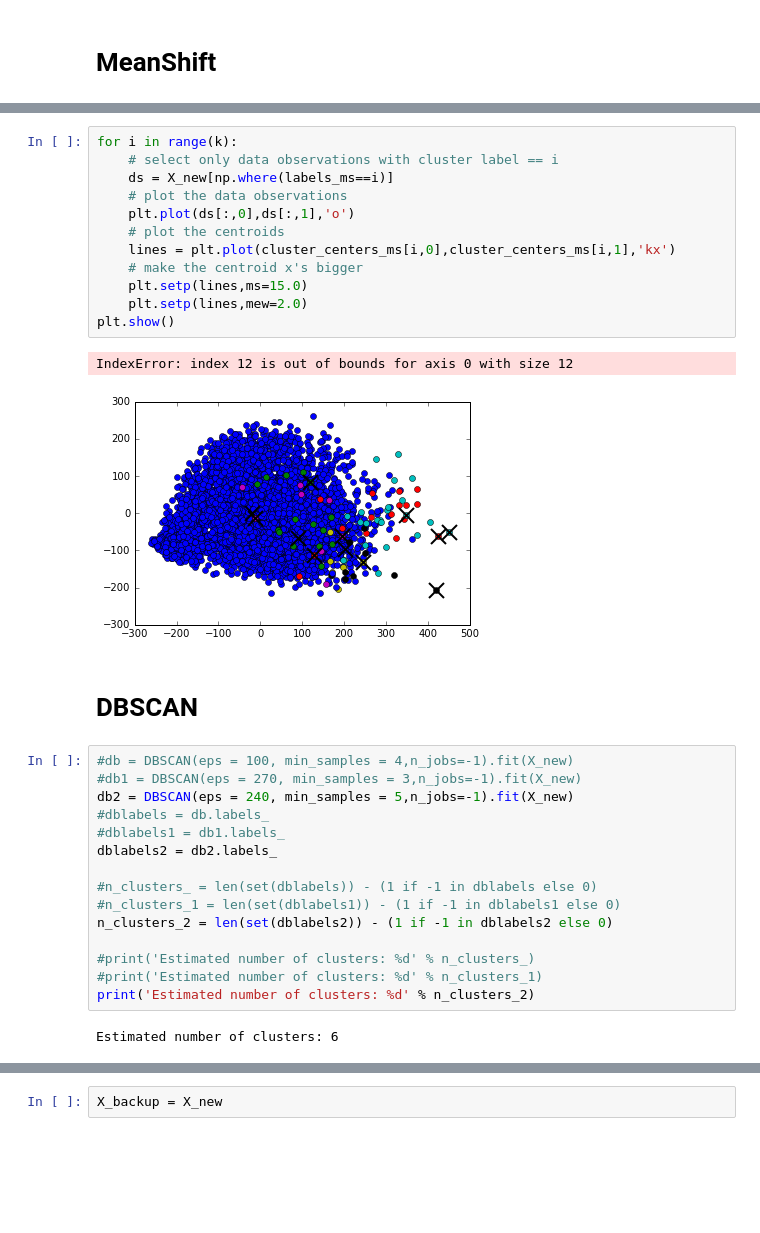
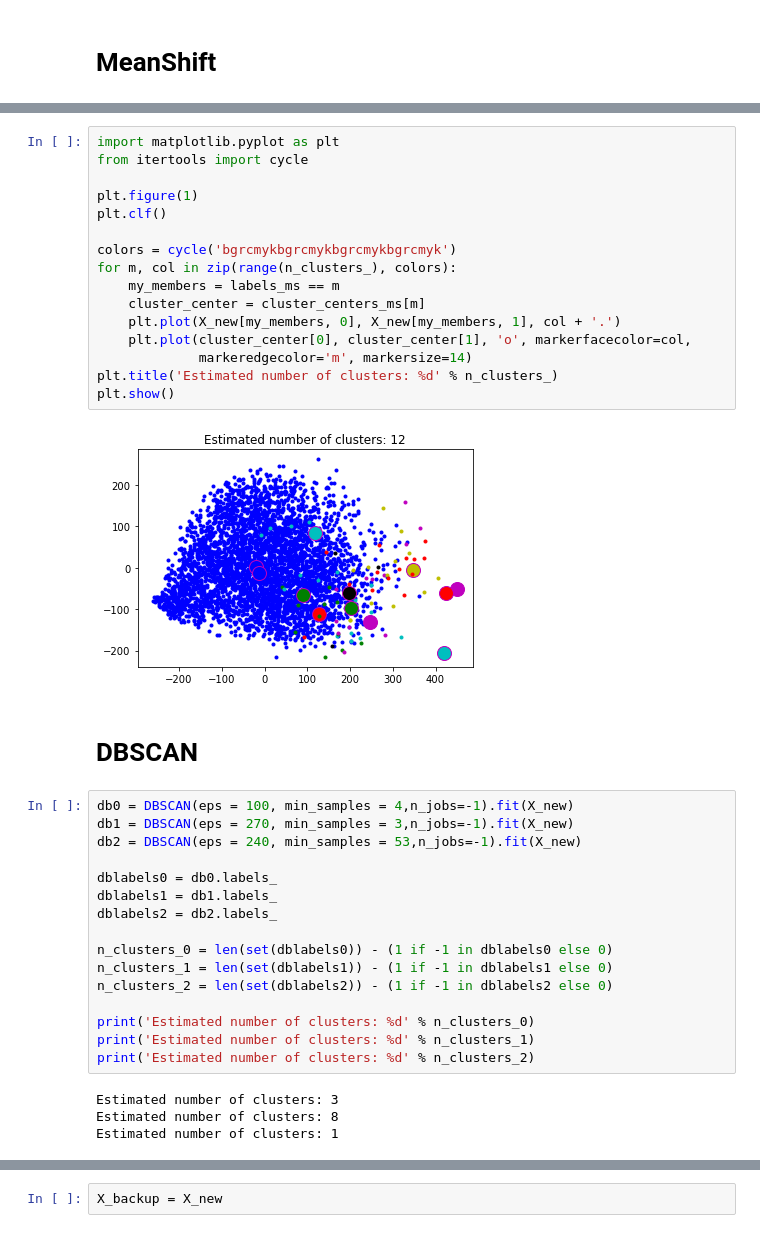
Before and after one commit to cmp831/T2G-2017-1, a Jupyter notebook: tg2.ipynb, the cells around one changed output, grey strips where cells are left out. Saved outputs shown, nothing was run; the diff lists cells and outputs as text; blank space fills up the shorter version.

Commit message:
Push legal para limpiar y visualizar

```diff
--- a/tg2.ipynb
+++ b/tg2.ipynb
@@ -112,35 +94,41 @@ print(metrics.calinski_harabaz_score(X_new, labels_ms))
-# %%
-for i in range(k):
-    # select only data observations with cluster label == i
-    ds = X_new[np.where(labels_ms==i)]
-    # plot the data observations
-    plt.plot(ds[:,0],ds[:,1],'o')
-    # plot the centroids
-    lines = plt.plot(cluster_centers_ms[i,0],cluster_centers_ms[i,1],'kx')
-    # make the centroid x's bigger
-    plt.setp(lines,ms=15.0)
-    plt.setp(lines,mew=2.0)
-plt.show()
-# %% [output]
-IndexError: index 12 is out of bounds for axis 0 with size 12
-[figure, removed]
+# %%
+import matplotlib.pyplot as plt
+from itertools import cycle
+
+plt.figure(1)
+plt.clf()
+
+colors = cycle('bgrcmykbgrcmykbgrcmykbgrcmyk')
+for m, col in zip(range(n_clusters_), colors):
+    my_members = labels_ms == m
+    cluster_center = cluster_centers_ms[m]
+    plt.plot(X_new[my_members, 0], X_new[my_members, 1], col + '.')
+    plt.plot(cluster_center[0], cluster_center[1], 'o', markerfacecolor=col,
+             markeredgecolor='m', markersize=14)
+plt.title('Estimated number of clusters: %d' % n_clusters_)
+plt.show()
+# %% [output]
+[figure, added]
 # %% [markdown]
 # DBSCAN
 # %%
-#db = DBSCAN(eps = 100, min_samples = 4,n_jobs=-1).fit(X_new)
-#db1 = DBSCAN(eps = 270, min_samples = 3,n_jobs=-1).fit(X_new)
-db2 = DBSCAN(eps = 240, min_samples = 5,n_jobs=-1).fit(X_new)
-#dblabels = db.labels_
-#dblabels1 = db1.labels_
+db0 = DBSCAN(eps = 100, min_samples = 4,n_jobs=-1).fit(X_new)
+db1 = DBSCAN(eps = 270, min_samples = 3,n_jobs=-1).fit(X_new)
+db2 = DBSCAN(eps = 240, min_samples = 53,n_jobs=-1).fit(X_new)
+
+dblabels0 = db0.labels_
+dblabels1 = db1.labels_
 dblabels2 = db2.labels_
 
-#n_clusters_ = len(set(dblabels)) - (1 if -1 in dblabels else 0)
-#n_clusters_1 = len(set(dblabels1)) - (1 if -1 in dblabels1 else 0)
+n_clusters_0 = len(set(dblabels0)) - (1 if -1 in dblabels0 else 0)
+n_clusters_1 = len(set(dblabels1)) - (1 if -1 in dblabels1 else 0)
 n_clusters_2 = len(set(dblabels2)) - (1 if -1 in dblabels2 else 0)
 
-#print('Estimated number of clusters: %d' % n_clusters_)
-#print('Estimated number of clusters: %d' % n_clusters_1)
+print('Estimated number of clusters: %d' % n_clusters_0)
+print('Estimated number of clusters: %d' % n_clusters_1)
 print('Estimated number of clusters: %d' % n_clusters_2)
 # %% [output]
-Estimated number of clusters: 6
+Estimated number of clusters: 3
+Estimated number of clusters: 8
+Estimated number of clusters: 1
 # %%
```
Also changed, not shown: parts of 22 cells of this notebook.
